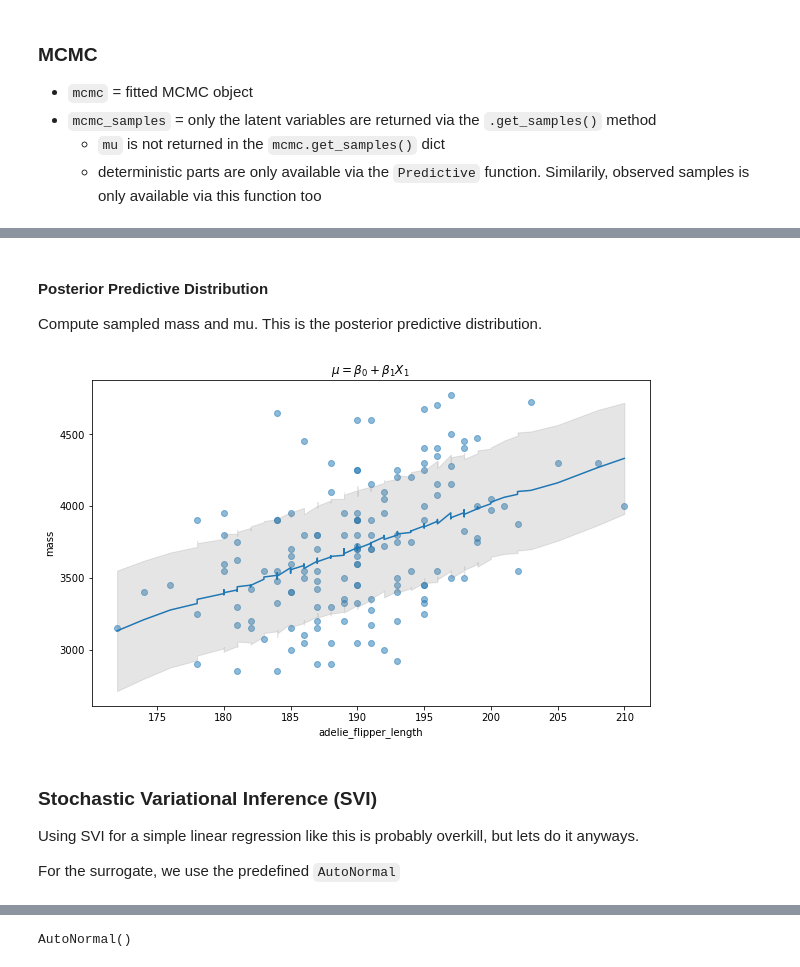
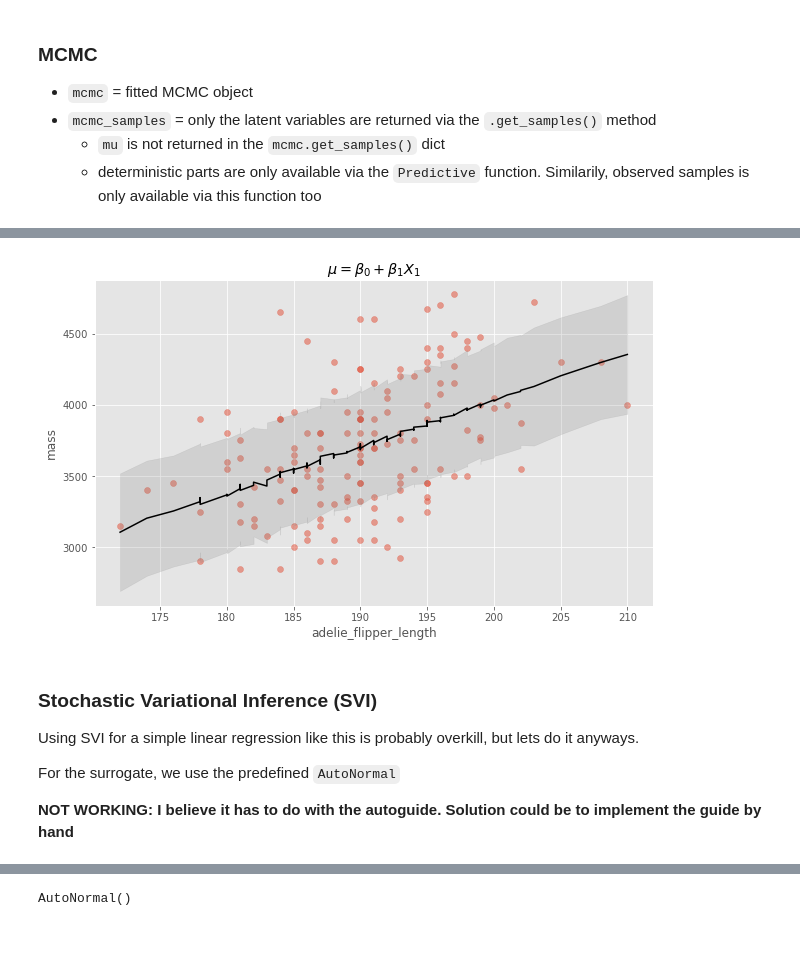
Before and after one commit to GStechschulte/books-with-code, a Jupyter notebook: bmcp/ch_3_pyro.ipynb, the cells around one changed output, grey strips where cells are left out. Saved outputs shown, nothing was run; the diff lists cells and outputs as text; code cells hidden in the pictures; blank space fills up the shorter version.

```diff
--- a/bmcp/ch_3_pyro.ipynb
+++ b/bmcp/ch_3_pyro.ipynb
@@ -1,6 +1,7 @@
 # %%
 import pandas as pd
 import matplotlib.pyplot as plt
+import seaborn as sns
 import numpy as np
 import arviz as az
 import torch
@@ -12,4 +13,5 @@ from pyro.infer.autoguide import AutoLaplaceApproximation
 from pyro.infer import SVI, Trace_ELBO
 import pyro.optim as optim
 from palmerpenguins import load_penguins
+plt.style.use('ggplot')
 # %% [markdown]
@@ -128,5 +140,5 @@ pyro.render_model(
 # %%
-kernel = NUTS(linear_model)
-mcmc = MCMC(kernel, num_samples=500, warmup_steps=100)
-mcmc.run(flipper_length=adelie_flipper_length, mass=adelie_mass)
+kernel = NUTS(linear_model, adapt_step_size=True)
+mcmc_simple = MCMC(kernel, num_samples=500, warmup_steps=300)
+mcmc_simple.run(flipper_length=adelie_flipper_length, mass=adelie_mass)
 # %%
@@ -141,7 +163,10 @@ Number of divergences: 0
 # %%
 # latent variables
-mcmc_samples = mcmc.get_samples(num_samples=1000)
+mcmc_samples = mcmc_simple.get_samples(num_samples=1000)
 # posterior samples
 predictive = Predictive(linear_model, mcmc_samples)
 # latent variables:
-mass_samples = predictive(flipper_length=adelie_flipper_length, mass=adelie_mass)
+predictive_samples = predictive(flipper_length=adelie_flipper_length, mass=None)
+
+for k, v in predictive_samples.items():
+    print(f'{k}: {tuple(v.shape)}')
@@ -163,4 +175,0 @@ posterior predictive shape not compatible with number of chains and draws.This c
-# %% [markdown]
-#### Posterior Predictive Distribution
-
-Compute sampled mass and mu. This is the posterior predictive distribution.
@@ -187,23 +188,24 @@ def mcmc_fit(predictive):
 
     return mass_df.sort_values(by=['feat'])
 # %%
-mass_df = mcmc_fit(predictive=predictive)
-mass_df
+mass_df = mcmc_fit(predictive=predictive_samples)
 # %%
 plt.figure(figsize=(10, 6))
 plt.scatter(adelie_flipper_length.numpy(), adelie_mass.numpy(), alpha=0.5)
-plt.plot(mass_df['feat'], mass_df['mean'])
+plt.plot(mass_df['feat'], mass_df['mean'], color='black')
 plt.fill_between(
     mass_df['feat'], mass_df['high'], mass_df['low'], alpha=0.2, color='grey')
 plt.xlabel('adelie_flipper_length')
 plt.ylabel('mass')
 plt.title('$\mu =  \\beta_0 + \\beta_1X_1$')
 plt.show()
 # %% [output]
-[figure, old version]
+[figure, new version]
 # %% [markdown]
 ### Stochastic Variational Inference (SVI)
 
 Using SVI for a simple linear regression like this is probably overkill, but lets do it anyways.
 
 For the surrogate, we use the predefined `AutoNormal`
+
+**NOT WORKING: I believe it has to do with the autoguide. Solution could be to implement the guide by hand**
```
Also changed, not shown: parts of 49 cells of this notebook.
